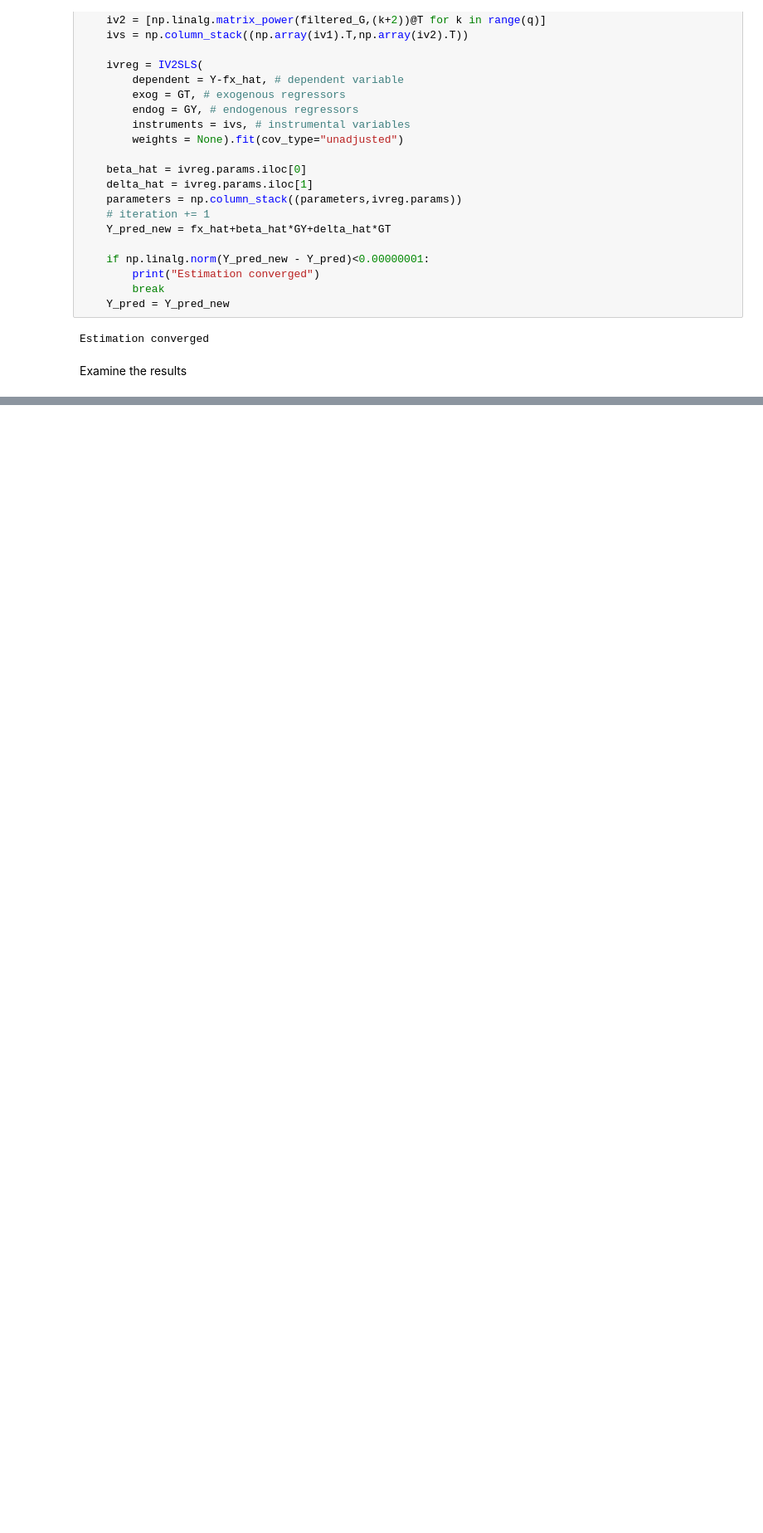
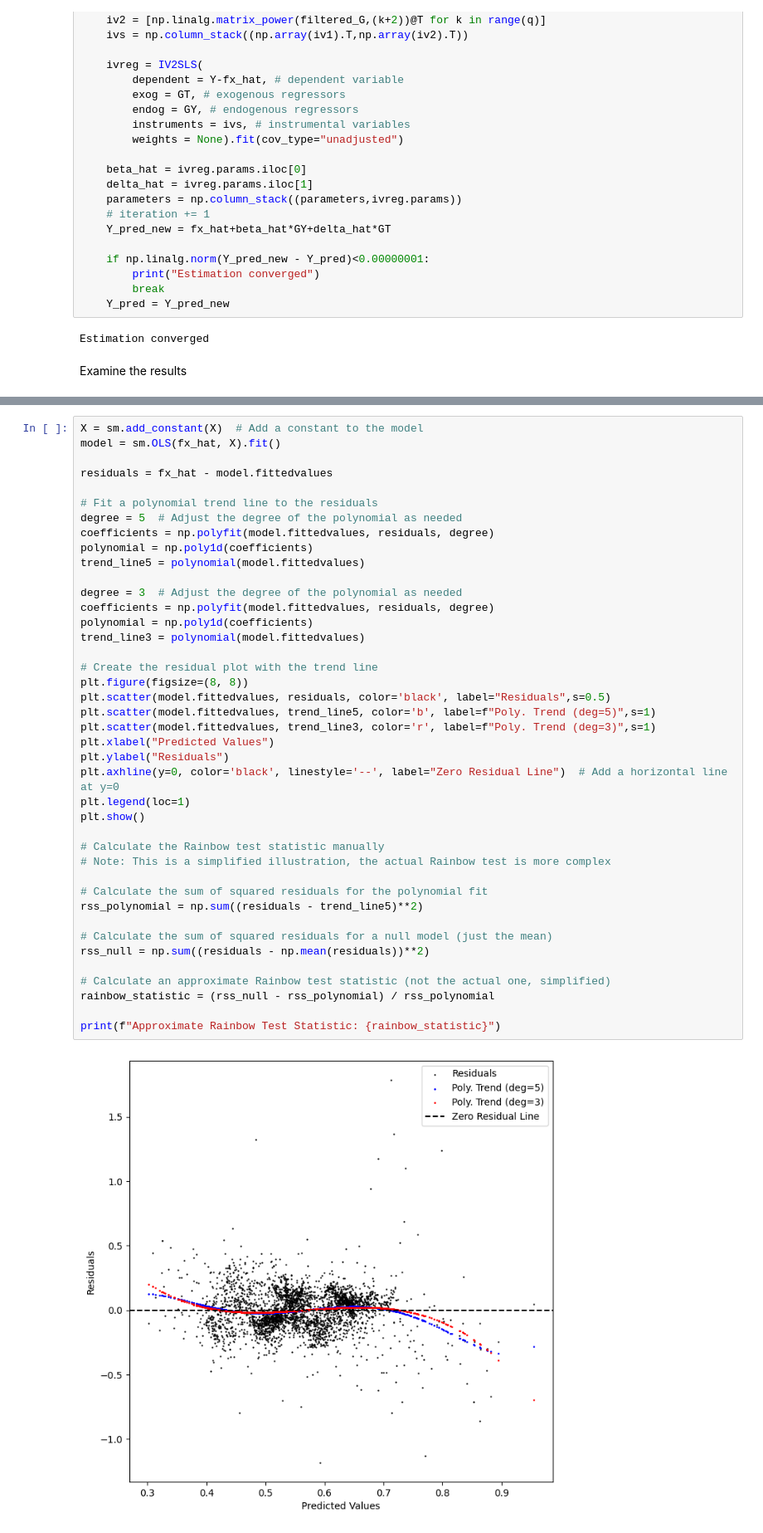
Before and after one commit to lujie-zhou/network_rkhs, a Jupyter notebook: Cai_et_al_2015/replication.ipynb, the cells around one changed output, grey strips where cells are left out. Shown: that part at 83% size. Cells and saved outputs as stored; diff of their text form; blank space fills up the shorter version.

```diff
--- a/Cai_et_al_2015/replication.ipynb
+++ b/Cai_et_al_2015/replication.ipynb
@@ -225,0 +266,43 @@ plt.show()
+# %%
+X = sm.add_constant(X)  # Add a constant to the model
+model = sm.OLS(fx_hat, X).fit()
+
+residuals = fx_hat - model.fittedvalues
+
+# Fit a polynomial trend line to the residuals
+degree = 5  # Adjust the degree of the polynomial as needed
+coefficients = np.polyfit(model.fittedvalues, residuals, degree)
+polynomial = np.poly1d(coefficients)
+trend_line5 = polynomial(model.fittedvalues)
+
+degree = 3  # Adjust the degree of the polynomial as needed
+coefficients = np.polyfit(model.fittedvalues, residuals, degree)
+polynomial = np.poly1d(coefficients)
+trend_line3 = polynomial(model.fittedvalues)
+
+# Create the residual plot with the trend line
+plt.figure(figsize=(8, 8))
+plt.scatter(model.fittedvalues, residuals, color='black', label="Residuals",s=0.5)
+plt.scatter(model.fittedvalues, trend_line5, color='b', label=f"Poly. Trend (deg=5)",s=1)
+plt.scatter(model.fittedvalues, trend_line3, color='r', label=f"Poly. Trend (deg=3)",s=1)
+plt.xlabel("Predicted Values")
+plt.ylabel("Residuals")
+plt.axhline(y=0, color='black', linestyle='--', label="Zero Residual Line")  # Add a horizontal line at y=0
+plt.legend(loc=1)
+plt.show()
+
+# Calculate the Rainbow test statistic manually
+# Note: This is a simplified illustration, the actual Rainbow test is more complex
+
+# Calculate the sum of squared residuals for the polynomial fit
+rss_polynomial = np.sum((residuals - trend_line5)**2)
+
+# Calculate the sum of squared residuals for a null model (just the mean)
+rss_null = np.sum((residuals - np.mean(residuals))**2)
+
+# Calculate an approximate Rainbow test statistic (not the actual one, simplified)
+rainbow_statistic = (rss_null - rss_polynomial) / rss_polynomial
+
+print(f"Approximate Rainbow Test Statistic: {rainbow_statistic}")
+# %% [output]
+[figure, added]
```
Also changed, not shown: parts of 7 cells of this notebook.
